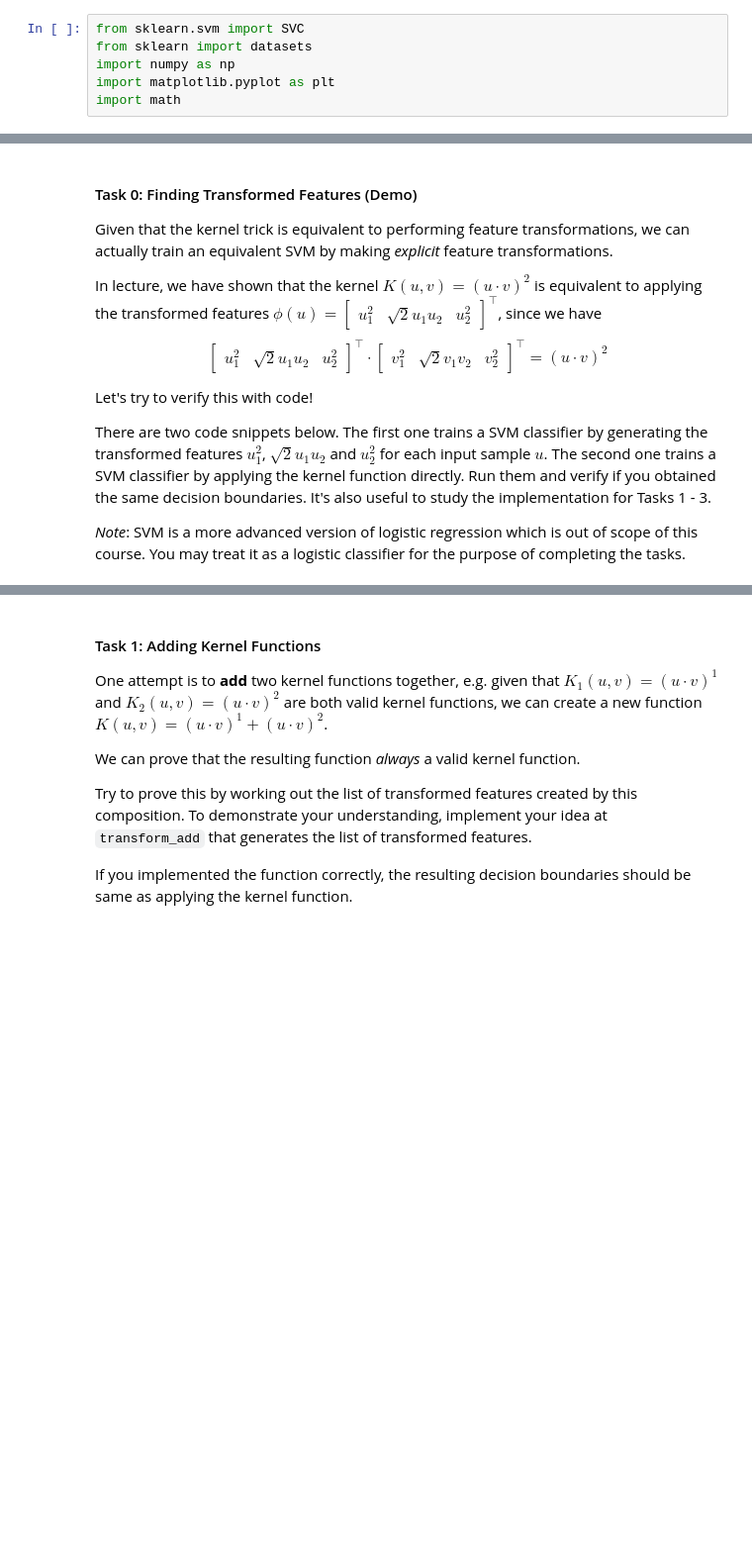
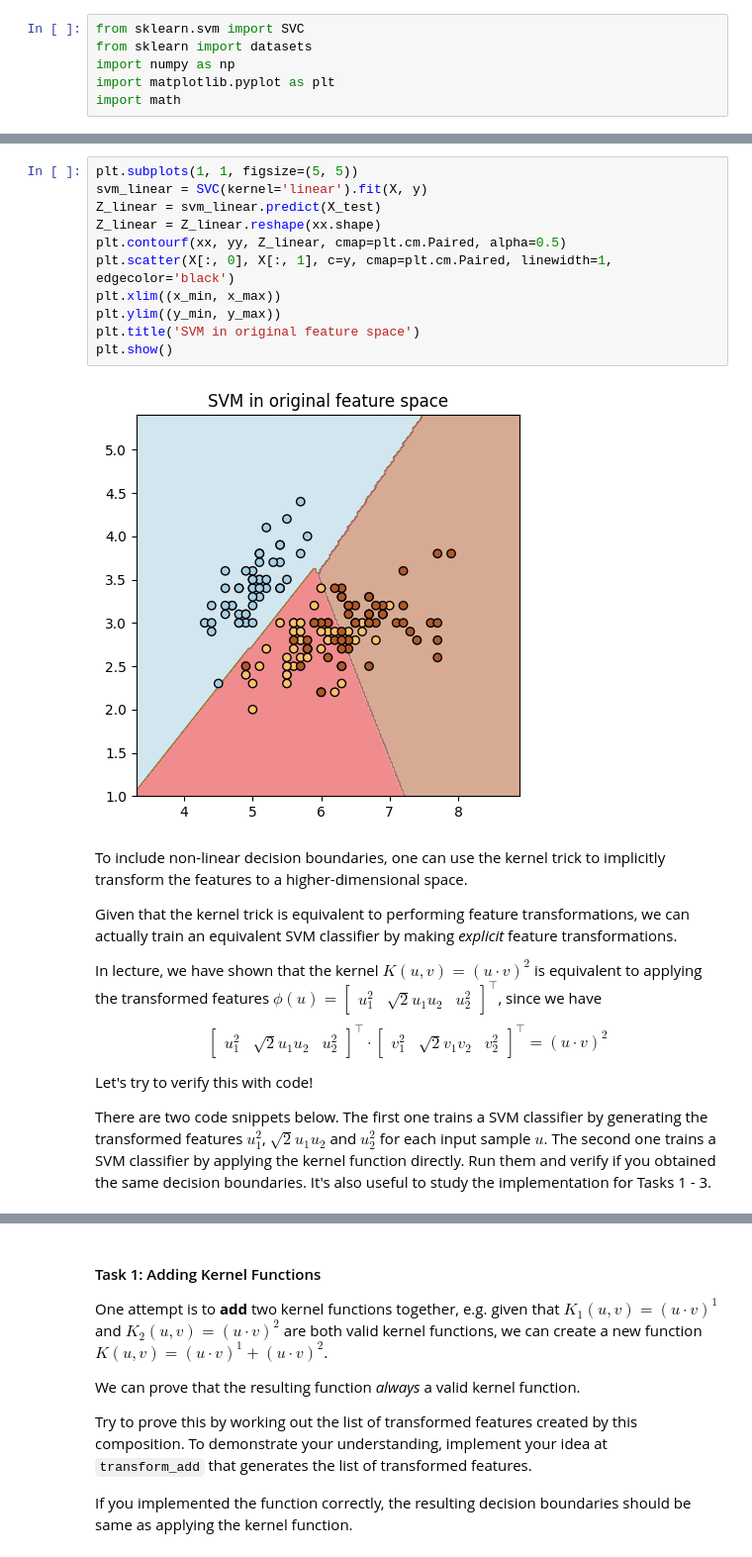
Before and after one commit to benson1029/cs2109s-bonus, a Jupyter notebook: tut05_kernels.ipynb, the cells around one changed output, grey strips where cells are left out. Shown at 99% size. Saved outputs shown, nothing was run; the diff lists cells and outputs as text; blank space fills up the shorter version.

```diff
--- a/tut05_kernels.ipynb
+++ b/tut05_kernels.ipynb
@@ -46,7 +52,20 @@ plt.show()
+# %%
+plt.subplots(1, 1, figsize=(5, 5))
+svm_linear = SVC(kernel='linear').fit(X, y)
+Z_linear = svm_linear.predict(X_test)
+Z_linear = Z_linear.reshape(xx.shape)
+plt.contourf(xx, yy, Z_linear, cmap=plt.cm.Paired, alpha=0.5)
+plt.scatter(X[:, 0], X[:, 1], c=y, cmap=plt.cm.Paired, linewidth=1, edgecolor='black')
+plt.xlim((x_min, x_max))
+plt.ylim((y_min, y_max))
+plt.title('SVM in original feature space')
+plt.show()
+# %% [output]
+[figure, added]
 # %% [markdown]
-#### Task 0: Finding Transformed Features (Demo)
+To include non-linear decision boundaries, one can use the kernel trick to implicitly transform the features to a higher-dimensional space.
 
-Given that the kernel trick is equivalent to performing feature transformations, we can actually train an equivalent SVM by making *explicit* feature transformations.
+Given that the kernel trick is equivalent to performing feature transformations, we can actually train an equivalent SVM classifier by making *explicit* feature transformations.
 
 In lecture, we have shown that the kernel $K(u, v) = (u \cdot v)^2$ is equivalent to applying the transformed features $\phi(u) = \begin{bmatrix} u_1^2 & \sqrt{2} u_1 u_2 & u_2^2 \end{bmatrix}^{\top}$, since we have
 $$\begin{bmatrix} u_1^2 & \sqrt{2} u_1 u_2 & u_2^2 \end{bmatrix}^{\top} \cdot \begin{bmatrix} v_1^2 & \sqrt{2} v_1 v_2 & v_2^2 \end{bmatrix}^{\top} = (u \cdot v)^2$$
@@ -54,8 +73,6 @@ $$\begin{bmatrix} u_1^2 & \sqrt{2} u_1 u_2 & u_2^2 \end{bmatrix}^{\top} \cdot \b
 Let's try to verify this with code!
 
 There are two code snippets below. The first one trains a SVM classifier by generating the transformed features $u_1^2$, $\sqrt{2} u_1 u_2$ and $u_2^2$ for each input sample $u$. The second one trains a SVM classifier by applying the kernel function directly. Run them and verify if you obtained the same decision boundaries. It's also useful to study the implementation for Tasks 1 - 3.
-
-*Note*: SVM is a more advanced version of logistic regression which is out of scope of this course. You may treat it as a logistic classifier for the purpose of completing the tasks.
 # %%
 def transform_quadratic(X):
     return np.stack([
```
Also changed, not shown: parts of 5 cells of this notebook, 2 other files.
